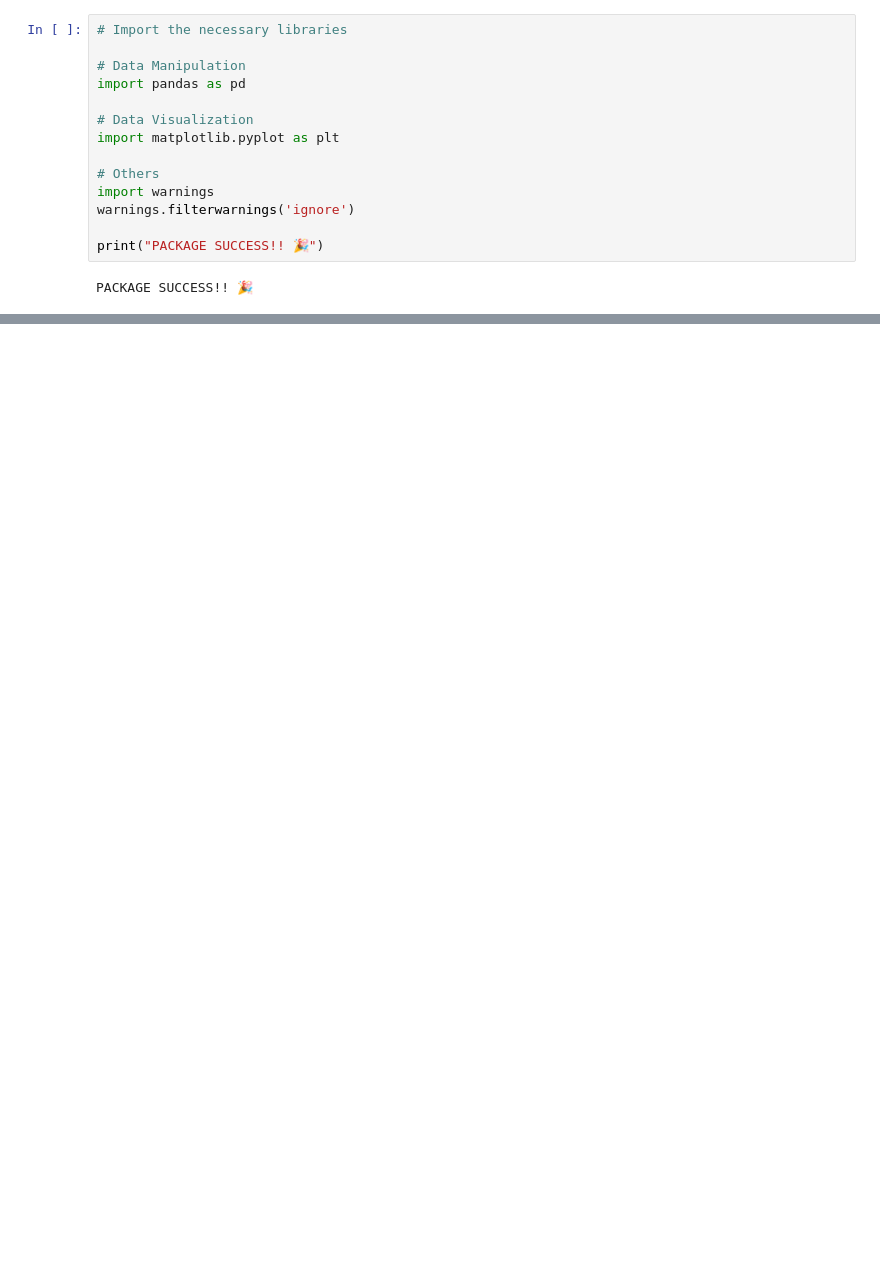
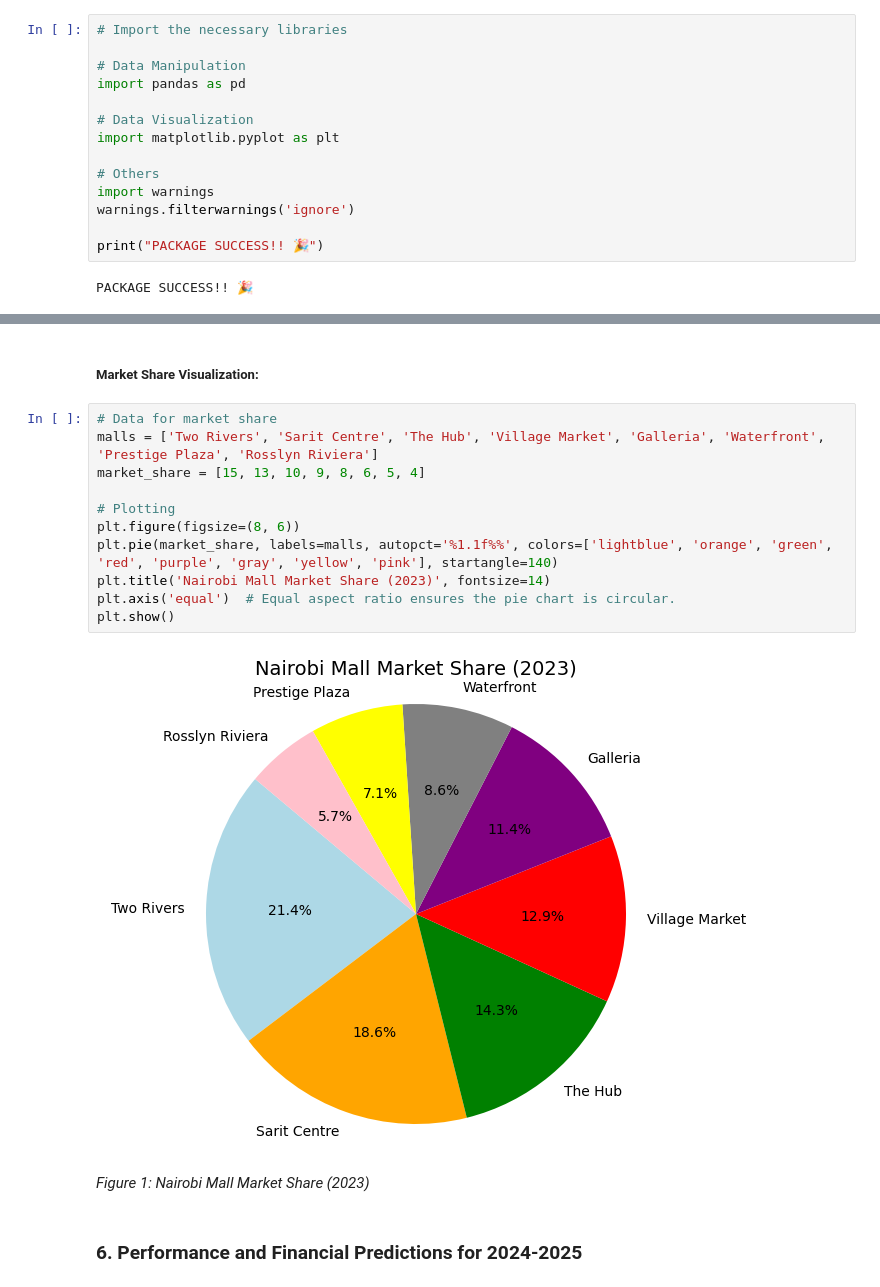
Before and after one commit to GeGe-K/galleria-predictions, a Jupyter notebook: notebook/galleria.ipynb, the cells around one changed output, grey strips where cells are left out. Drawn from its saved outputs; the diff is of its cells as text; blank space fills up the shorter version.

Commit message:
Market share analysis.

```diff
--- a/notebook/galleria.ipynb
+++ b/notebook/galleria.ipynb
@@ -34,0 +73,19 @@ PACKAGE SUCCESS!! 🎉
+# %% [markdown]
+##### **Market Share Visualization**:
+# %%
+# Data for market share
+malls = ['Two Rivers', 'Sarit Centre', 'The Hub', 'Village Market', 'Galleria', 'Waterfront', 'Prestige Plaza', 'Rosslyn Riviera']
+market_share = [15, 13, 10, 9, 8, 6, 5, 4]
+
+# Plotting
+plt.figure(figsize=(8, 6))
+plt.pie(market_share, labels=malls, autopct='%1.1f%%', colors=['lightblue', 'orange', 'green', 'red', 'purple', 'gray', 'yellow', 'pink'], startangle=140)
+plt.title('Nairobi Mall Market Share (2023)', fontsize=14)
+plt.axis('equal')  # Equal aspect ratio ensures the pie chart is circular.
+plt.show()
+# %% [output]
+[figure, added]
+# %% [markdown]
+<i>Figure 1: Nairobi Mall Market Share (2023)<i>
+# %% [markdown]
+### **6. Performance and Financial Predictions for 2024-2025**
```
Also changed, not shown: parts of 7 cells of this notebook.
